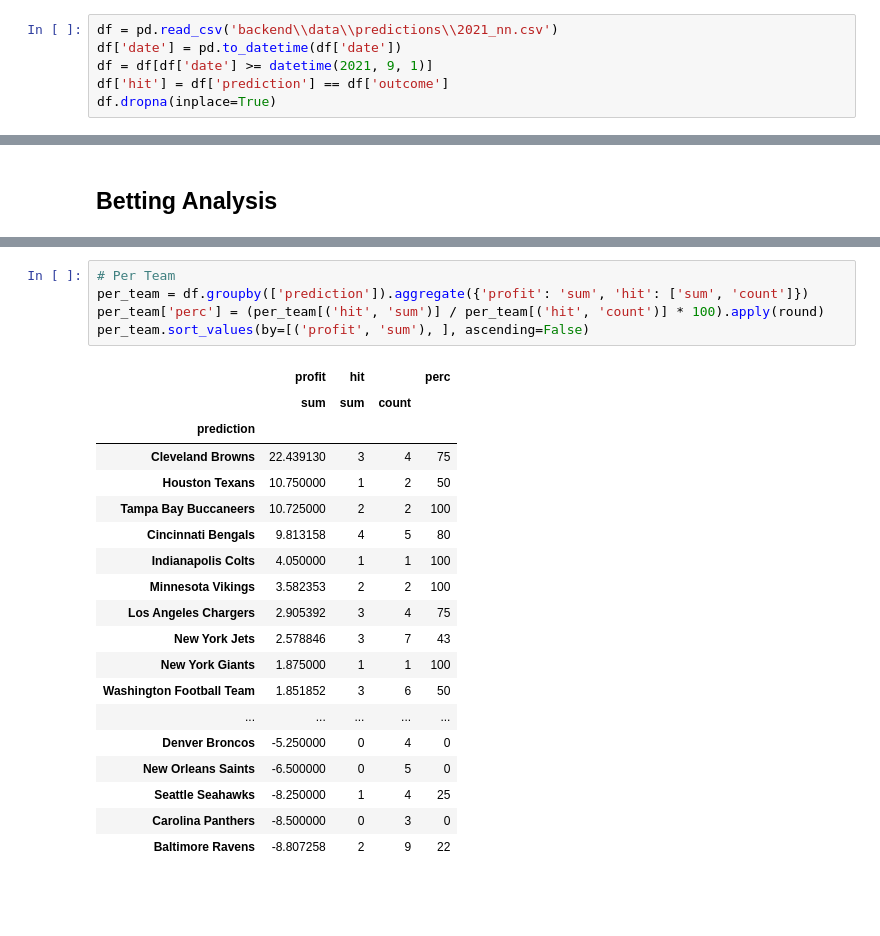
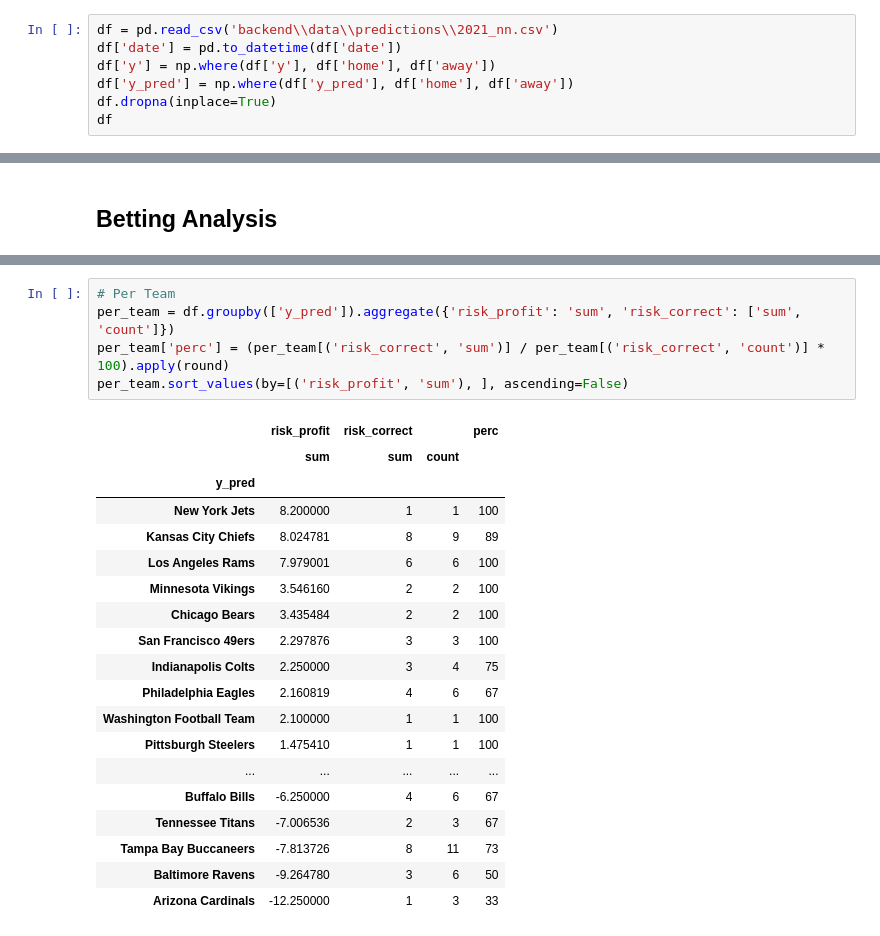
Before and after one commit to tylerengland25/NFL, a Jupyter notebook: backend/analytics/2021.ipynb, the cells around one changed output, grey strips where cells are left out. Cells and saved outputs as stored; diff of their text form; blank space fills up the shorter version.

```diff
--- a/backend/analytics/2021.ipynb
+++ b/backend/analytics/2021.ipynb
@@ -14,6 +14,7 @@ os.getcwd()
 # %%
 df = pd.read_csv('backend\\data\\predictions\\2021_nn.csv')
 df['date'] = pd.to_datetime(df['date'])
-df = df[df['date'] >= datetime(2021, 9, 1)]
-df['hit'] = df['prediction'] == df['outcome']
+df['y'] = np.where(df['y'], df['home'], df['away'])
+df['y_pred'] = np.where(df['y_pred'], df['home'], df['away'])
 df.dropna(inplace=True)
+df
@@ -100,25 +164,25 @@ per_week
 # %%
 # Per Team
-per_team = df.groupby(['prediction']).aggregate({'profit': 'sum', 'hit': ['sum', 'count']})
-per_team['perc'] = (per_team[('hit', 'sum')] / per_team[('hit', 'count')] * 100).apply(round)
-per_team.sort_values(by=[('profit', 'sum'), ], ascending=False)
+per_team = df.groupby(['y_pred']).aggregate({'risk_profit': 'sum', 'risk_correct': ['sum', 'count']})
+per_team['perc'] = (per_team[('risk_correct', 'sum')] / per_team[('risk_correct', 'count')] * 100).apply(round)
+per_team.sort_values(by=[('risk_profit', 'sum'), ], ascending=False)
 # %% [output]
-|  | profit | hit |  | perc |
+|  | risk_profit | risk_correct |  | perc |
 |  | sum | sum | count |  |
-| prediction |  |  |  |  |
-| Cleveland Browns | 22.439130 | 3 | 4 | 75 |
-| Houston Texans | 10.750000 | 1 | 2 | 50 |
-| Tampa Bay Buccaneers | 10.725000 | 2 | 2 | 100 |
-| Cincinnati Bengals | 9.813158 | 4 | 5 | 80 |
-| Indianapolis Colts | 4.050000 | 1 | 1 | 100 |
-| Minnesota Vikings | 3.582353 | 2 | 2 | 100 |
-| Los Angeles Chargers | 2.905392 | 3 | 4 | 75 |
-| New York Jets | 2.578846 | 3 | 7 | 43 |
-| New York Giants | 1.875000 | 1 | 1 | 100 |
-| Washington Football Team | 1.851852 | 3 | 6 | 50 |
+| y_pred |  |  |  |  |
+| New York Jets | 8.200000 | 1 | 1 | 100 |
+| Kansas City Chiefs | 8.024781 | 8 | 9 | 89 |
+| Los Angeles Rams | 7.979001 | 6 | 6 | 100 |
+| Minnesota Vikings | 3.546160 | 2 | 2 | 100 |
+| Chicago Bears | 3.435484 | 2 | 2 | 100 |
+| San Francisco 49ers | 2.297876 | 3 | 3 | 100 |
+| Indianapolis Colts | 2.250000 | 3 | 4 | 75 |
+| Philadelphia Eagles | 2.160819 | 4 | 6 | 67 |
+| Washington Football Team | 2.100000 | 1 | 1 | 100 |
+| Pittsburgh Steelers | 1.475410 | 1 | 1 | 100 |
 | ... | ... | ... | ... | ... |
-| Denver Broncos | -5.250000 | 0 | 4 | 0 |
-| New Orleans Saints | -6.500000 | 0 | 5 | 0 |
-| Seattle Seahawks | -8.250000 | 1 | 4 | 25 |
-| Carolina Panthers | -8.500000 | 0 | 3 | 0 |
-| Baltimore Ravens | -8.807258 | 2 | 9 | 22 |
+| Buffalo Bills | -6.250000 | 4 | 6 | 67 |
+| Tennessee Titans | -7.006536 | 2 | 3 | 67 |
+| Tampa Bay Buccaneers | -7.813726 | 8 | 11 | 73 |
+| Baltimore Ravens | -9.264780 | 3 | 6 | 50 |
+| Arizona Cardinals | -12.250000 | 1 | 3 | 33 |
```
Also changed, not shown: parts of 8 cells of this notebook, 5 other files.
